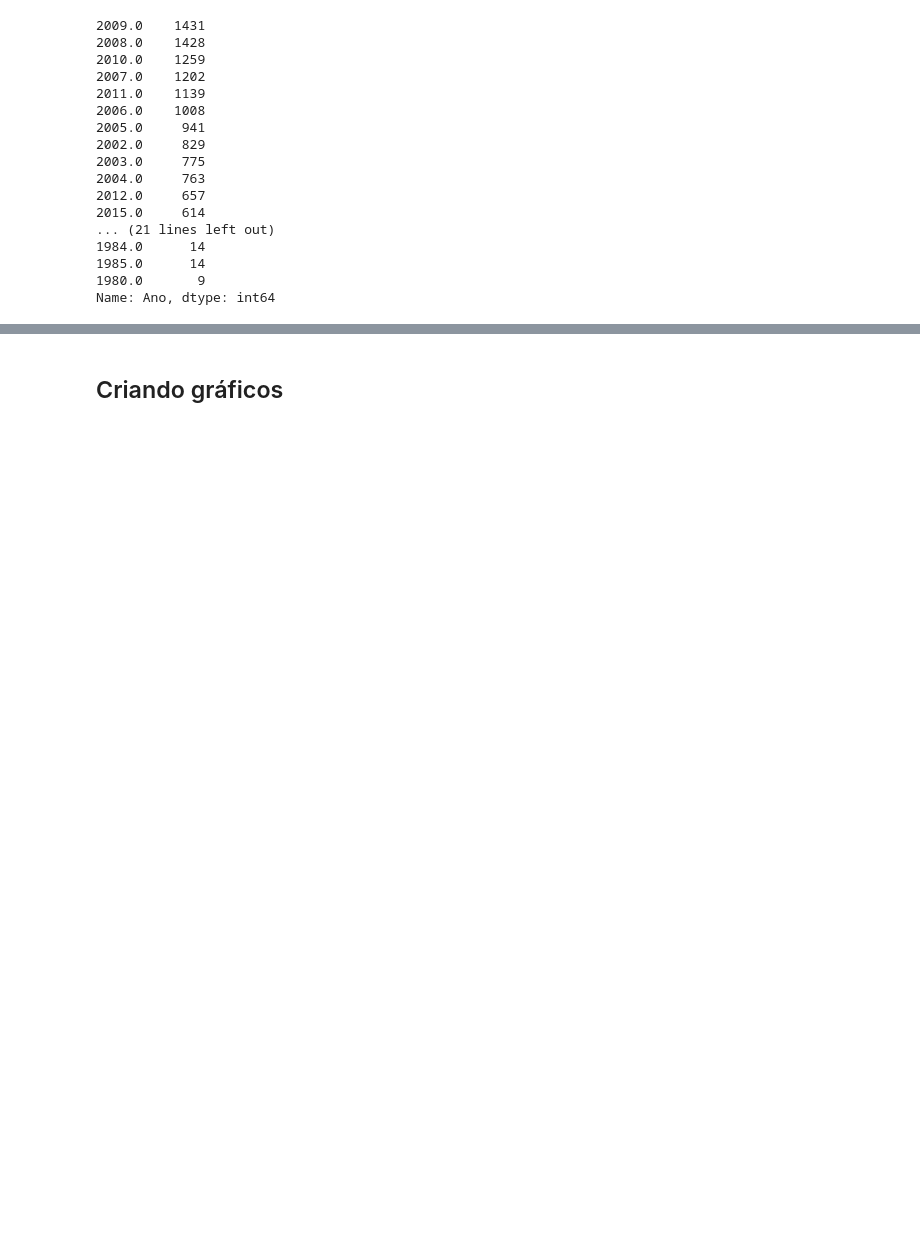
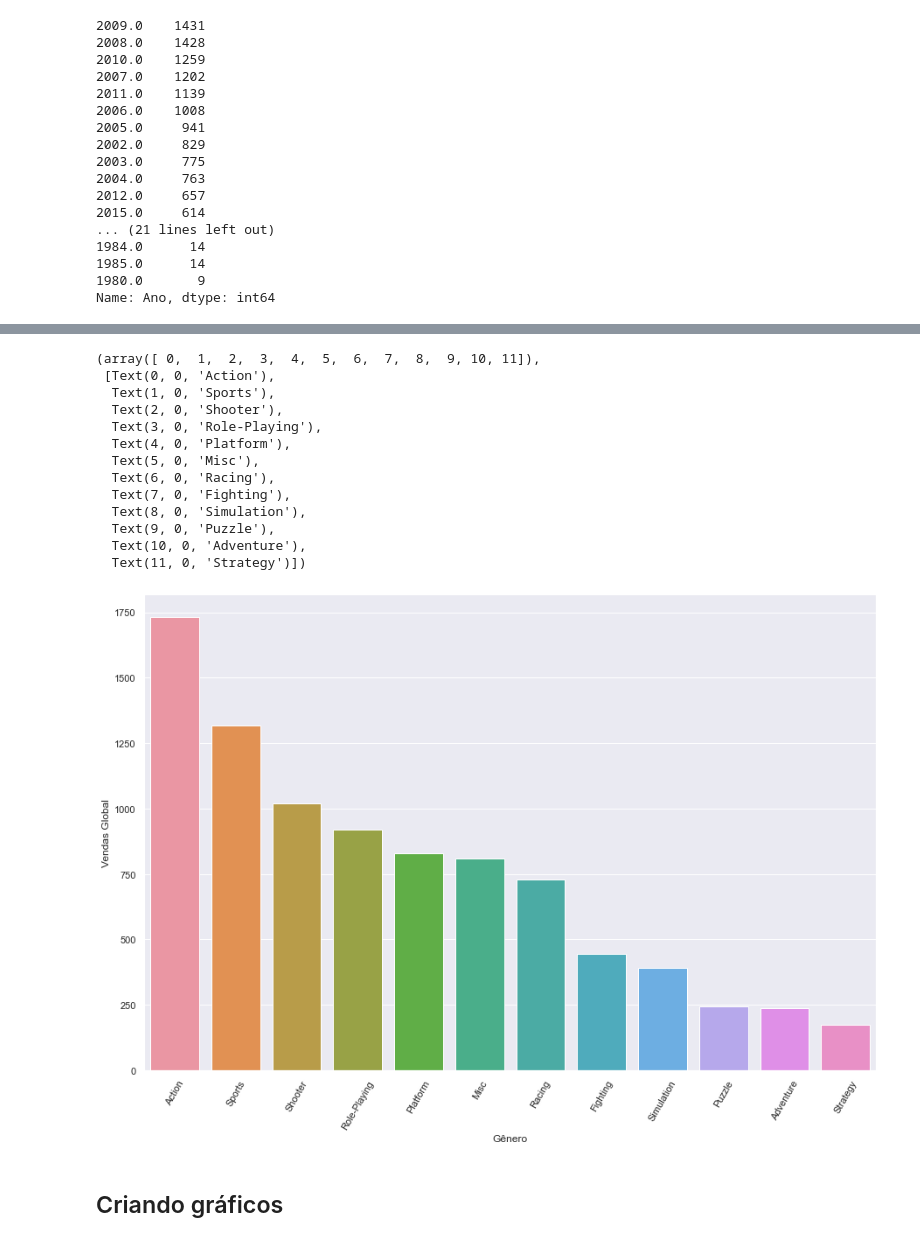
Before and after one commit to elle-rapachi/Vendas-de-Jogos-de-Videogames, a Jupyter notebook: Vendas de Jogos de Videogames.ipynb, the cells around one changed output, grey strips where cells are left out. Cells and saved outputs as stored; diff of their text form; code cells hidden in the pictures; blank space fills up the shorter version.

Commit message:
Qual gênero teve o maior preço de venda globalmente?

```diff
--- a/Vendas de Jogos de Videogames.ipynb
+++ b/Vendas de Jogos de Videogames.ipynb
@@ -332,0 +415,5 @@ plt.show()
+# %%
+videogames_genero = videogames.groupby(by = ['Gênero'])['Vendas Global'].sum()
+videogames_genero = videogames_genero.reset_index()
+videogames_genero = videogames_genero.sort_values(by = ['Vendas Global'], ascending = False)
+videogames_genero
@@ -333,3 +434,22 @@ plt.show()
+# %%
+plt.figure(figsize = (15,10))
+sns.barplot(x = 'Gênero', y = 'Vendas Global', data = videogames_genero)
+plt.xticks(rotation = 60)
+# %% [output]
+(array([ 0,  1,  2,  3,  4,  5,  6,  7,  8,  9, 10, 11]),
+ [Text(0, 0, 'Action'),
+  Text(1, 0, 'Sports'),
+  Text(2, 0, 'Shooter'),
+  Text(3, 0, 'Role-Playing'),
+  Text(4, 0, 'Platform'),
+  Text(5, 0, 'Misc'),
+  Text(6, 0, 'Racing'),
+  Text(7, 0, 'Fighting'),
+  Text(8, 0, 'Simulation'),
+  Text(9, 0, 'Puzzle'),
+  Text(10, 0, 'Adventure'),
+  Text(11, 0, 'Strategy')])
+[figure, added]
 # %% [markdown]
 ## Criando gráficos
 # %%
```
Also changed, not shown: parts of 41 cells of this notebook.
